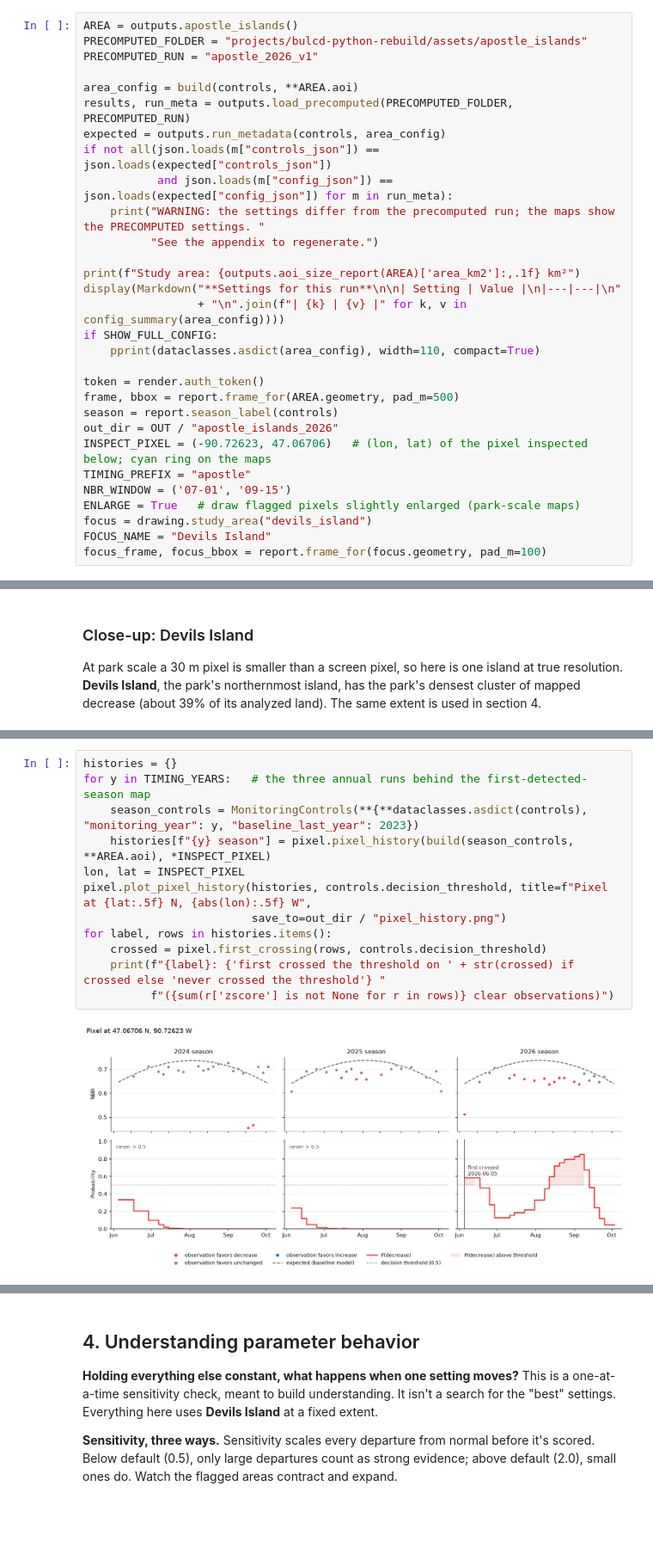
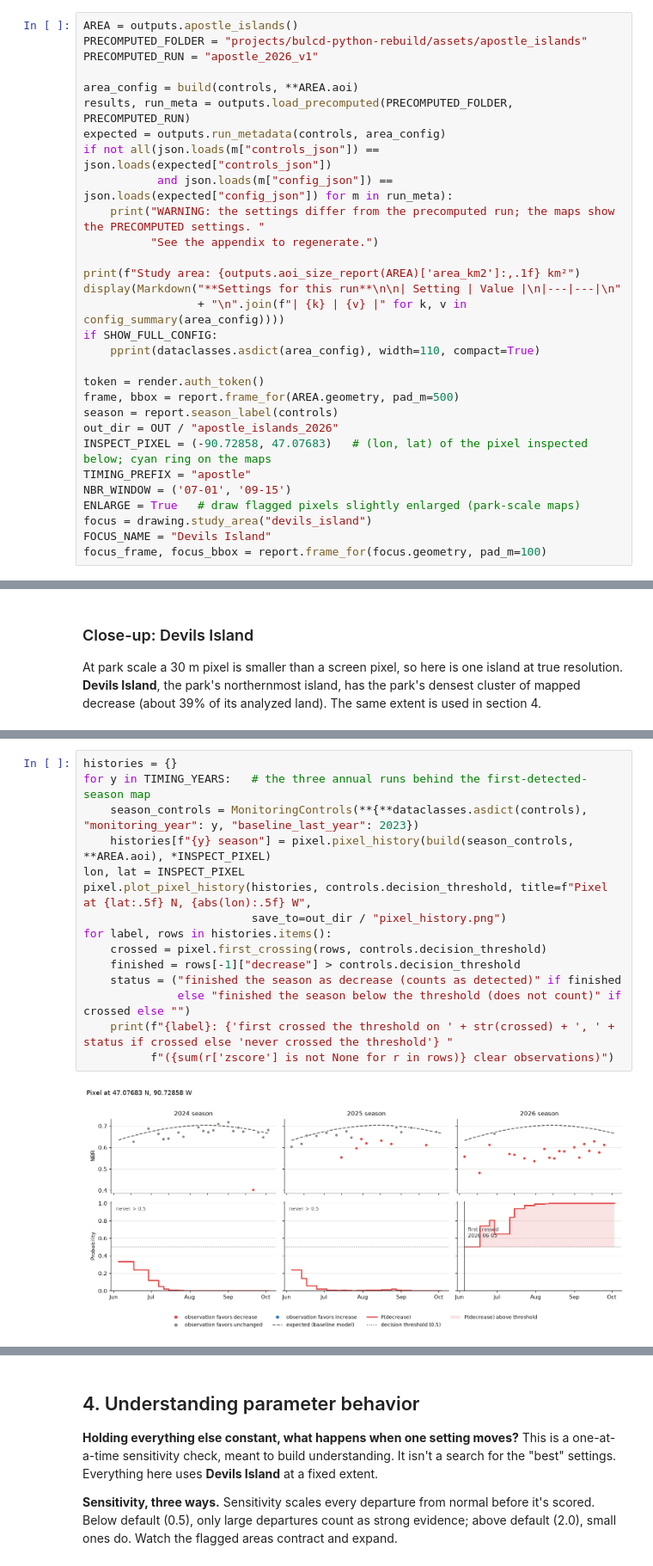
Before and after one commit to eMapR/bulcd-early-detection, a Jupyter notebook: notebooks/early_detection_demo.ipynb, the cells around one changed output, grey strips where cells are left out. Shown at 86% size. Cells and saved outputs as stored; diff of their text form; blank space fills up the shorter version.

```diff
--- a/notebooks/early_detection_demo.ipynb
+++ b/notebooks/early_detection_demo.ipynb
@@ -138,7 +138,7 @@ token = render.auth_token()
 frame, bbox = report.frame_for(AREA.geometry, pad_m=500)
 season = report.season_label(controls)
 out_dir = OUT / "apostle_islands_2026"
-INSPECT_PIXEL = (-90.72623, 47.06706)   # (lon, lat) of the pixel inspected below; cyan ring on the maps
+INSPECT_PIXEL = (-90.72858, 47.07683)   # (lon, lat) of the pixel inspected below; cyan ring on the maps
 TIMING_PREFIX = "apostle"
 NBR_WINDOW = ('07-01', '09-15')
 ENLARGE = True   # draw flagged pixels slightly enlarged (park-scale maps)
@@ -291,14 +291,17 @@ This chart is the prototype of a planned interactive tool: **click a pixel on th
 # %%
 histories = {}
 for y in TIMING_YEARS:   # the three annual runs behind the first-detected-season map
     season_controls = MonitoringControls(**{**dataclasses.asdict(controls), "monitoring_year": y, "baseline_last_year": 2023})
     histories[f"{y} season"] = pixel.pixel_history(build(season_controls, **AREA.aoi), *INSPECT_PIXEL)
 lon, lat = INSPECT_PIXEL
 pixel.plot_pixel_history(histories, controls.decision_threshold, title=f"Pixel at {lat:.5f} N, {abs(lon):.5f} W",
                          save_to=out_dir / "pixel_history.png")
 for label, rows in histories.items():
     crossed = pixel.first_crossing(rows, controls.decision_threshold)
-    print(f"{label}: {'first crossed the threshold on ' + str(crossed) if crossed else 'never crossed the threshold'} "
+    finished = rows[-1]["decrease"] > controls.decision_threshold
+    status = ("finished the season as decrease (counts as detected)" if finished
+              else "finished the season below the threshold (does not count)" if crossed else "")
+    print(f"{label}: {'first crossed the threshold on ' + str(crossed) + ', ' + status if crossed else 'never crossed the threshold'} "
           f"({sum(r['zscore'] is not None for r in rows)} clear observations)")
 # %% [output]
-[figure, old version]
+[figure, new version]
```
Also changed, not shown: parts of 8 cells of this notebook, 10 other files.
